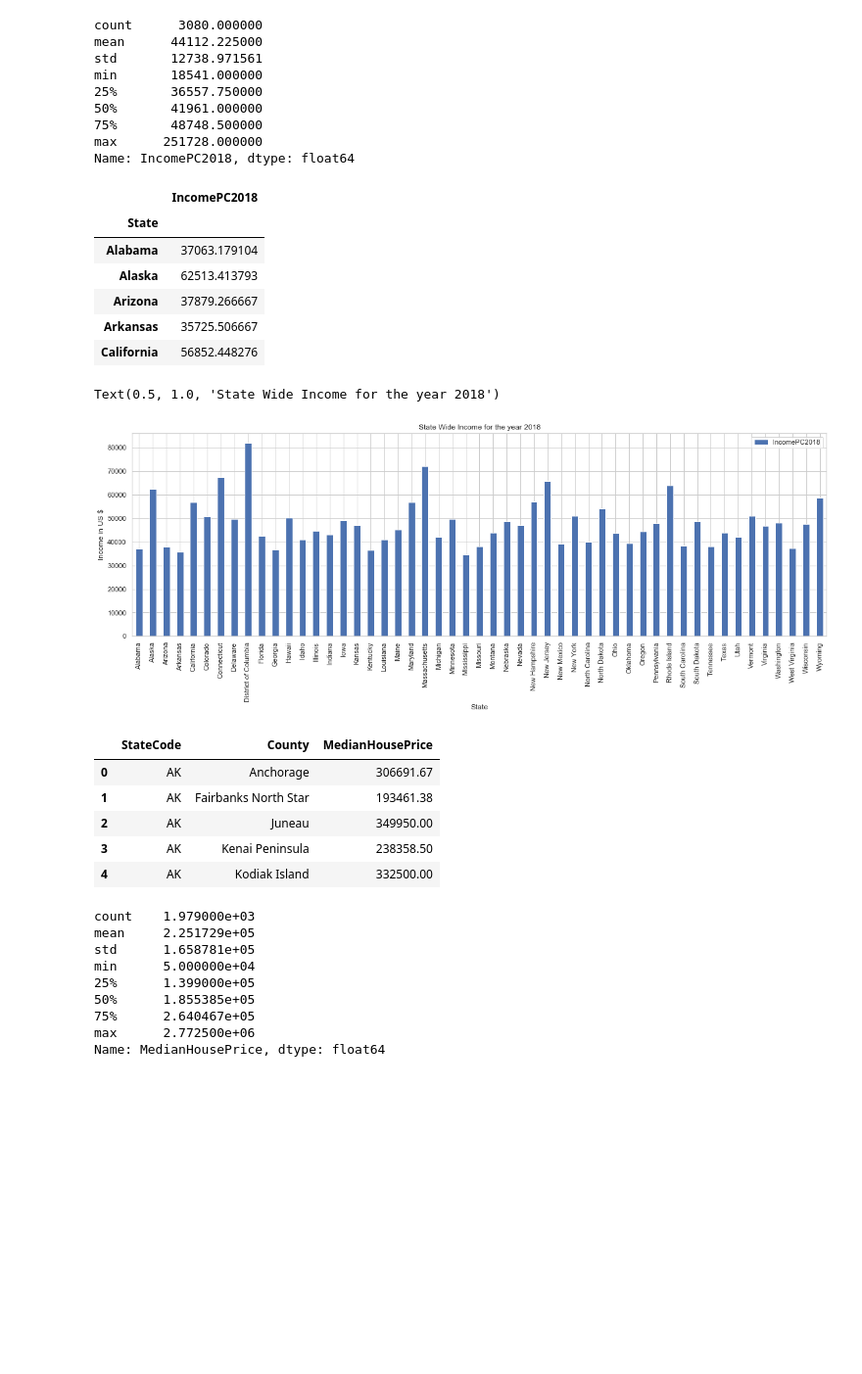
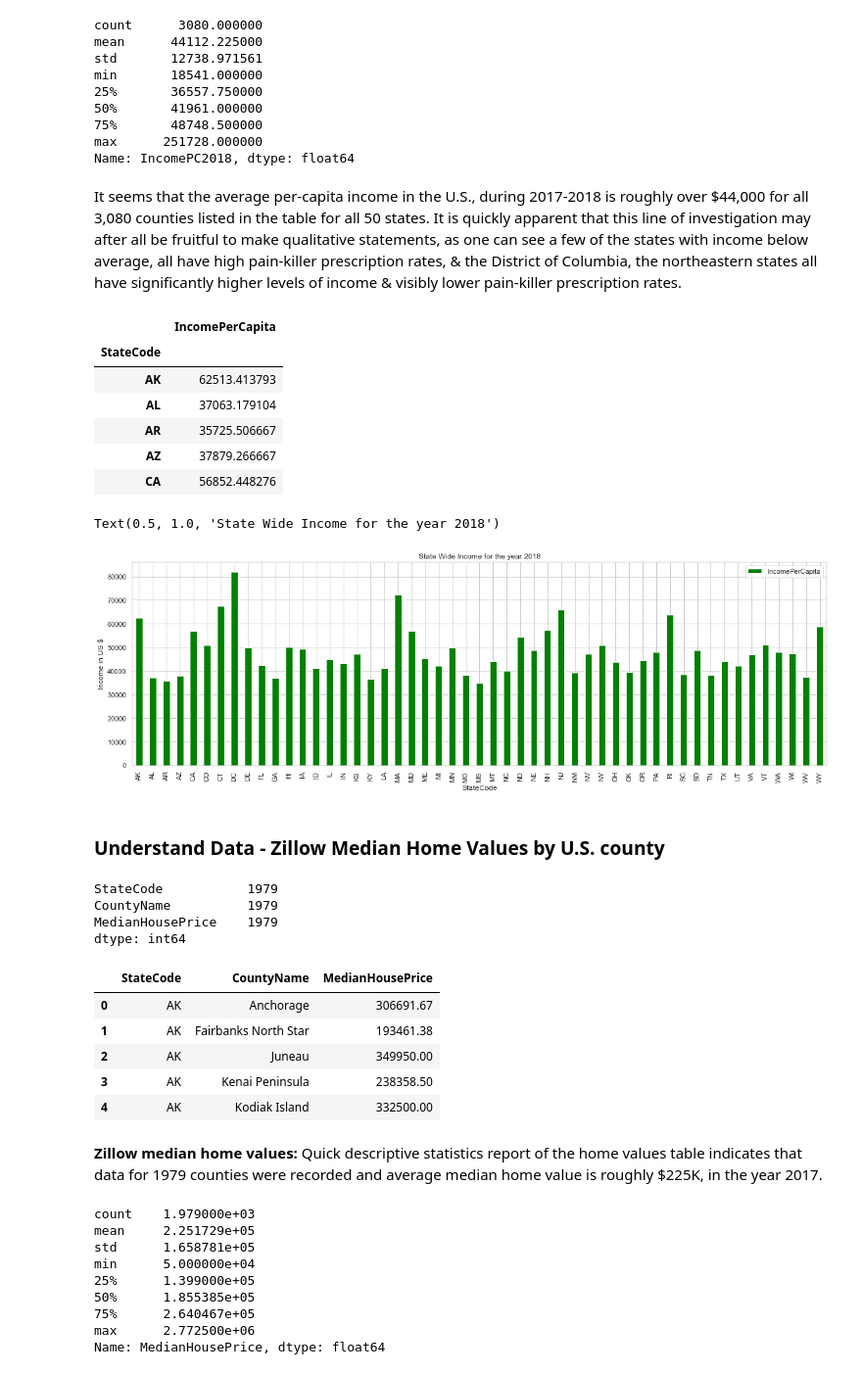
Before and after one commit to ArtSciBiz/Coursera_Capstone, a Jupyter notebook: DataSciencePro_CapstoneProject.ipynb, the cells around one changed output. Shown at 98% size. Saved outputs shown, nothing was run; the diff lists cells and outputs as text; code cells hidden in the pictures; blank space fills up the shorter version.

```diff
--- a/DataSciencePro_CapstoneProject.ipynb
+++ b/DataSciencePro_CapstoneProject.ipynb
@@ -28,7 +222,8 @@ import seaborn as sns
 # %%
-# Define a DataFrame named prefixed with pkop to signify Prescription Rate of Opioids
-proDataFrame = pd.read_csv('https://datascience-capstone-project.s3.us-south.cloud-object-storage.appdomain.cloud/USCountyPainKillerPrescribingRates2017.csv')
-proDataFrame.head()
+# Create Income-PerCapita DataFrame (see ipc prrefix)
+#ipcDataFrame = pd.read_csv("https://datascience-capstone-project.s3.us-south.cloud-object-storage.appdomain.cloud/USCountyIncomePerCapita2018.csv")
 
-proDataFrame.info()
+ipcDataFrame = pd.read_csv('USCountyIncomePerCapita2018.csv')
+print(ipcDataFrame.count())
+ipcDataFrame.head()
 # %% [output]
@@ -52,3 +241,0 @@ sns.boxplot(x="PrescriptionRate", data=proDataFrame)
-# %%
-ipcDataFrame = pd.read_csv("https://datascience-capstone-project.s3.us-south.cloud-object-storage.appdomain.cloud/USCountyIncomePerCapita2018.csv")
-ipcDataFrame.head()
@@ -71,43 +255,54 @@ min       18541.000000
 75%       48748.500000
 max      251728.000000
 Name: IncomePC2018, dtype: float64
+# %% [markdown]
+It seems that the average per-capita income in the U.S., during 2017-2018 is roughly over $44,000 for all 3,080 counties listed in the table for all 50 states. It is quickly apparent that this line of investigation may after all be fruitful to make qualitative statements, as one can see a few of the states with income below average, all have high pain-killer prescription rates, & the District of Columbia, the northeastern states all have significantly higher levels of income & visibly lower pain-killer prescription rates.
 # %%
-ipcbsDataFrame = ipcDataFrame[['State', 'IncomePC2018']]
-#ipcbsDataFrame.head()
+ipc1DataFrame = ipcDataFrame[['StateCode', 'IncomePerCapita']]
 
-ipcgbsDataFrame = ipcbsDataFrame.groupby(['State'],as_index=False).mean()
+ipc1DataFrame = ipc1DataFrame.groupby(['StateCode'],as_index=False).mean()
 
-ipcgbsDataFrame.set_index('State', inplace=True)
+ipc1DataFrame.set_index('StateCode', inplace=True)
 
-ipcgbsDataFrame.head()
+ipc1DataFrame.head()
 # %% [output]
-|  | IncomePC2018 |
-| State |  |
-| Alabama | 37063.179104 |
-| Alaska | 62513.413793 |
-| Arizona | 37879.266667 |
-| Arkansas | 35725.506667 |
-| California | 56852.448276 |
+|  | IncomePerCapita |
+| StateCode |  |
+| AK | 62513.413793 |
+| AL | 37063.179104 |
+| AR | 35725.506667 |
+| AZ | 37879.266667 |
+| CA | 56852.448276 |
 # %%
 # Plot the data (barchart)
-ipcgbsDataFrame.plot(kind='bar', figsize=(20, 6))
+ipc1DataFrame.plot(kind='bar', figsize=(20, 6), color='green')
 
-plt.xlabel('State') # add to x-label to the plot
+plt.xlabel('StateCode') # add to x-label to the plot
 plt.ylabel('Income in US $') # add y-label to the plot
 plt.title('State Wide Income for the year 2018') # add title to the plot
 # %% [output]
 Text(0.5, 1.0, 'State Wide Income for the year 2018')
-[figure, old version]
+[figure, new version]
+# %% [markdown]
+### Understand Data - Zillow Median Home Values by U.S. county
 # %%
-mhvDataFrame = pd.read_csv('https://datascience-capstone-project.s3.us-south.cloud-object-storage.appdomain.cloud/USCountyMedianHomeValueAvgByZipCode.csv')
+#mhvDataFrame = pd.read_csv('https://datascience-capstone-project.s3.us-south.cloud-object-storage.appdomain.cloud/USCountyMedianHomeValueAvgByZipCode.csv')
+mhvDataFrame = pd.read_csv('USCountyMedianHomeValueAvgByZipCode.csv')
+print(mhvDataFrame.count())
 mhvDataFrame.head()
 # %% [output]
+StateCode           1979
+CountyName          1979
+MedianHousePrice    1979
+dtype: int64
-|  | StateCode | County | MedianHousePrice |
+|  | StateCode | CountyName | MedianHousePrice |
 | 0 | AK | Anchorage | 306691.67 |
 | 1 | AK | Fairbanks North Star | 193461.38 |
 | 2 | AK | Juneau | 349950.00 |
 | 3 | AK | Kenai Peninsula | 238358.50 |
 | 4 | AK | Kodiak Island | 332500.00 |
+# %% [markdown]
+**Zillow median home values:** Quick descriptive statistics report of the home values table indicates that data for 1979 counties were recorded and average median home value is roughly $225K, in the year 2017.
 # %%
 mhvDataFrame['MedianHousePrice'].describe()
 # %% [output]
```
Also changed, not shown: parts of 117 cells of this notebook.
